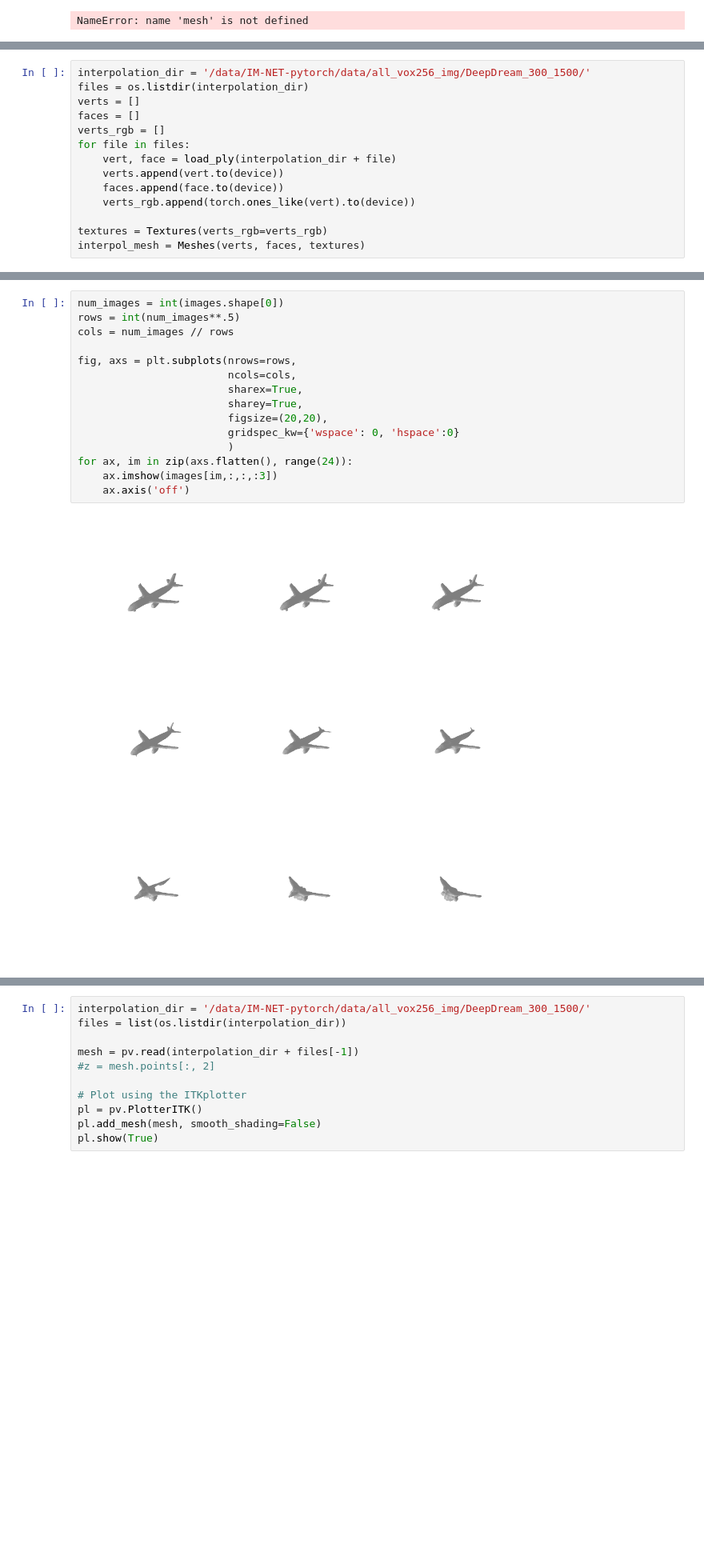
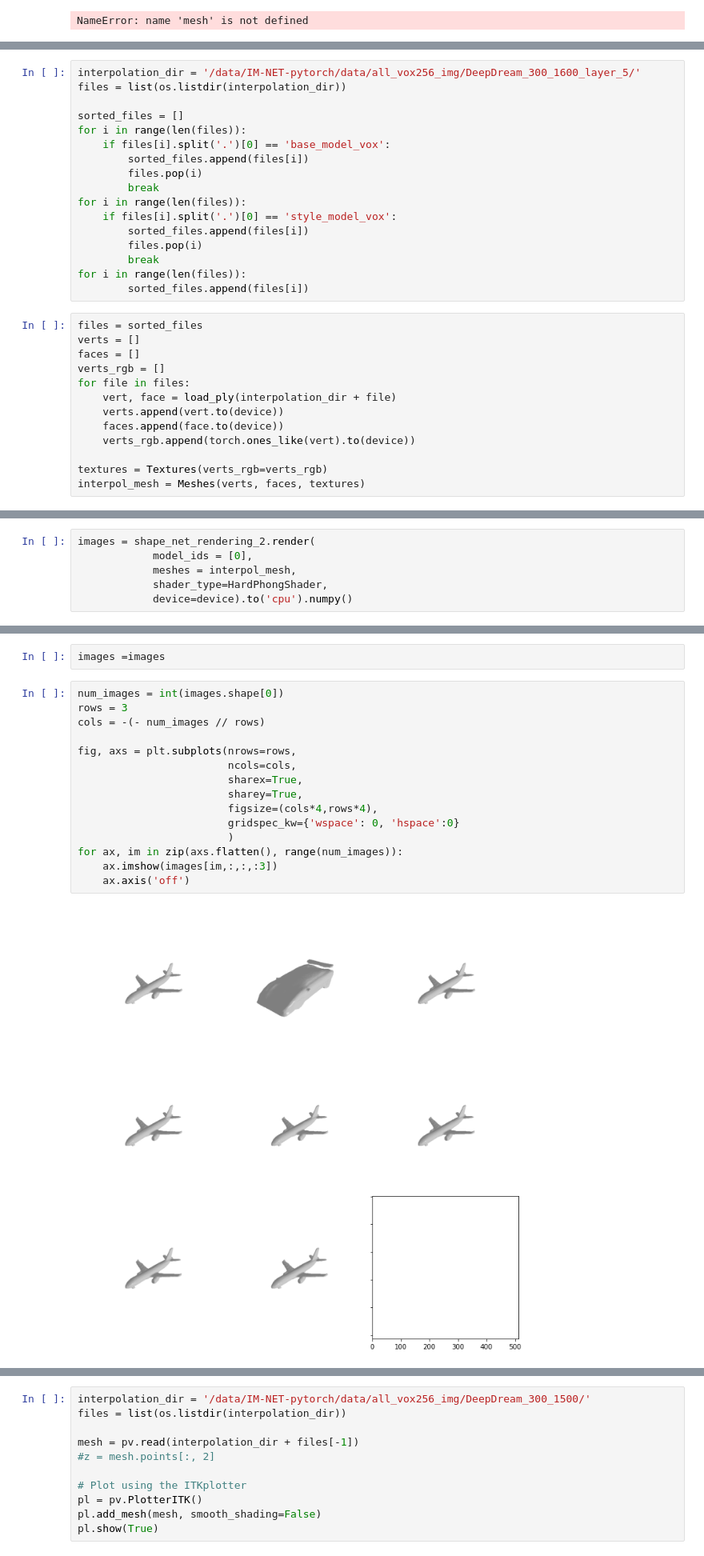
Before and after one commit to QuantumPlumber/DeepDream3D, a Jupyter notebook: Jupyter_Notebooks/Model_Behavior-DD.ipynb, the cells around one changed output, grey strips where cells are left out. Shown at 80% size. Drawn from its saved outputs; the diff is of its cells as text; blank space fills up the shorter version.

Commit message:
updated style transfer in ae model

```diff
--- a/Jupyter_Notebooks/Model_Behavior-DD.ipynb
+++ b/Jupyter_Notebooks/Model_Behavior-DD.ipynb
@@ -728,6 +738,22 @@ NameError: name 'mesh' is not defined
+# %%
+interpolation_dir = '/data/IM-NET-pytorch/data/all_vox256_img/DeepDream_300_1600_layer_5/'
+files = list(os.listdir(interpolation_dir))
+
+sorted_files = []
+for i in range(len(files)):
+    if files[i].split('.')[0] == 'base_model_vox':
+        sorted_files.append(files[i])
+        files.pop(i)
+        break
+for i in range(len(files)):
+    if files[i].split('.')[0] == 'style_model_vox':
+        sorted_files.append(files[i])
+        files.pop(i)
+        break
+for i in range(len(files)):
+        sorted_files.append(files[i])
 # %%
-interpolation_dir = '/data/IM-NET-pytorch/data/all_vox256_img/DeepDream_300_1500/'
-files = os.listdir(interpolation_dir)
+files = sorted_files
 verts = []
 faces = []
 verts_rgb = []
@@ -750,0 +776,6 @@ images = renderer(interpol_mesh).cpu().numpy()
+# %%
+images = shape_net_rendering_2.render(
+            model_ids = [0],
+            meshes = interpol_mesh,
+            shader_type=HardPhongShader,
+            device=device).to('cpu').numpy()
@@ -751,17 +787,19 @@ images = renderer(interpol_mesh).cpu().numpy()
+# %%
+images =images
 # %%
 num_images = int(images.shape[0])
-rows = int(num_images**.5)
-cols = num_images // rows
+rows = 3
+cols = -(- num_images // rows)
 
 fig, axs = plt.subplots(nrows=rows,
                         ncols=cols,
                         sharex=True,
                         sharey=True,
-                        figsize=(20,20),
+                        figsize=(cols*4,rows*4),
                         gridspec_kw={'wspace': 0, 'hspace':0}
                         )
-for ax, im in zip(axs.flatten(), range(24)):
+for ax, im in zip(axs.flatten(), range(num_images)):
     ax.imshow(images[im,:,:,:3])
     ax.axis('off')
 # %% [output]
-[figure, old version]
+[figure, new version]
```
Also changed, not shown: parts of 18 cells of this notebook, 3 other files.
